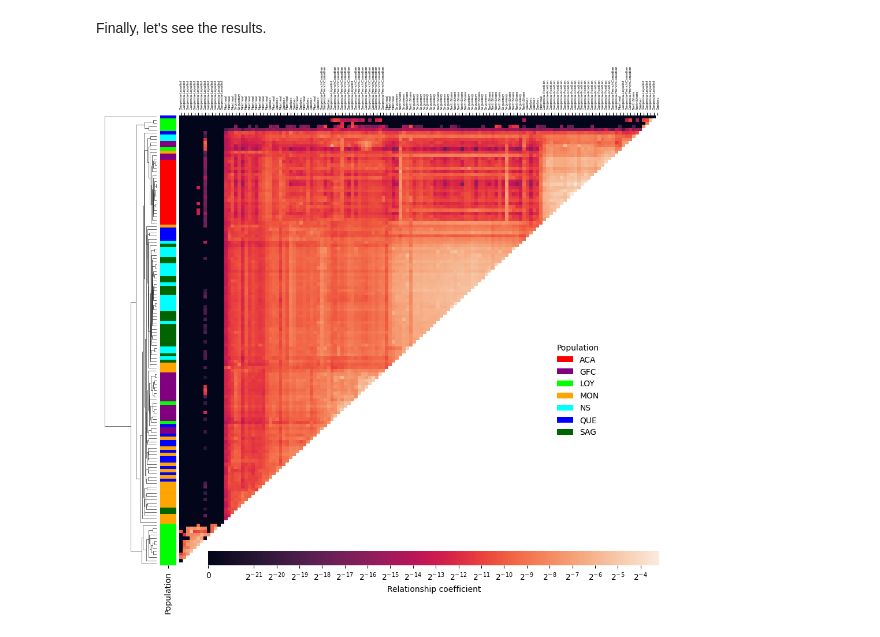
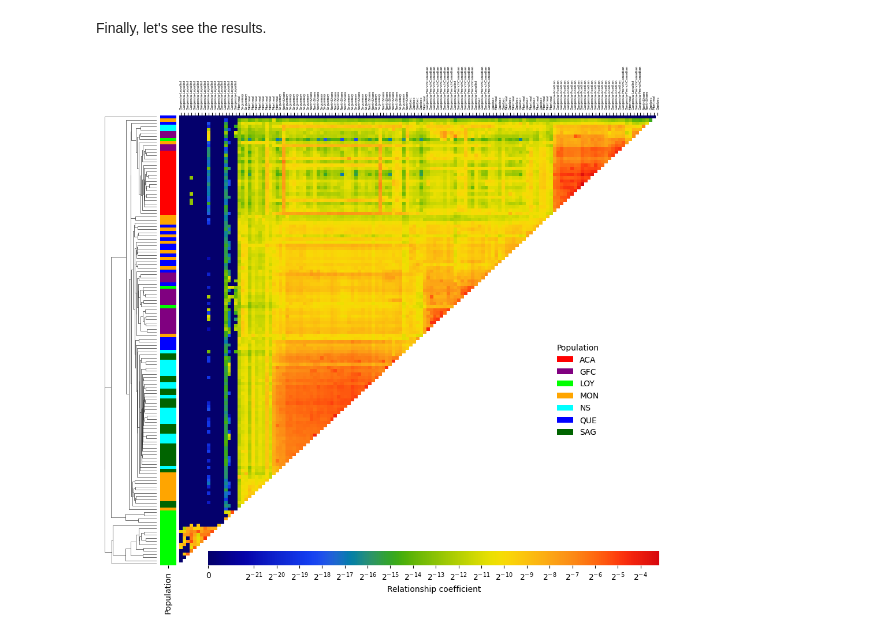
Before and after one commit to Genopop/geneakit, a Jupyter notebook: examples/relationship_clustermap.ipynb, the cells around one changed output. Cells and saved outputs as stored; diff of their text form; code cells hidden in the pictures.

```diff
--- a/examples/relationship_clustermap.ipynb
+++ b/examples/relationship_clustermap.ipynb
@@ -160,0 +172,6 @@ colors
+# %%
+dist = relations.copy()
+max_meioses = -np.log2(dist[dist != 0].min().min())
+dist[dist == 0] = 2**-(max_meioses + 1)
+dist = -np.log2(dist) / (max_meioses + 1)
+dist
@@ -163,7 +194,7 @@ The following mask will remove the values of the lower triangle, including the d
 # %%
 n = relations.shape[0]
 mask = np.zeros((n, n), dtype=bool)
-Z = hierarchy.linkage(squareform(1 - relations), method='average', optimal_ordering=True)
+Z = hierarchy.linkage(squareform(dist), method='average', optimal_ordering=True)
 ordering = hierarchy.leaves_list(Z)
 for i in range(n):
     for j in range(n):
@@ -209,7 +214,7 @@ Finally, let's see the results.
 # %%
 cm = sns.clustermap(relations,
                     mask=mask,
-                    cmap='rocket',
+                    cmap='cet_rainbow4',
                     row_colors=colors,
                     xticklabels=pops,
                     yticklabels=False,
@@ -218,37 +223,37 @@ cm = sns.clustermap(relations,
                     dendrogram_ratio=(.1, 0),
                     figsize=(10, 10),
                     norm=SymLogNorm(linthresh=min_relation, base=2),
-                    row_linkage=Z2,
-                    col_linkage=Z2)
+                    row_linkage=Z,
+                    col_linkage=Z)
 
 # Invert the x-axis
 cm.ax_heatmap.invert_xaxis()
 
 # Colorbar
 cm.ax_cbar.yaxis.set_ticks_position('left')
 cm.ax_cbar.yaxis.set_label_position('left')
 x0, y0, w0, h0 = cm.cbar_pos
 x1, y1, w1, h1 = cm.ax_heatmap.get_position().bounds
 cm.ax_cbar.set_position([x1 + w0, y1, w1 - w0, w0 / 2])
 
 # Add a label to the row colors
 cm.ax_row_colors.set_xticks([0.5])
 cm.ax_row_colors.set_xticklabels(['Population'], rotation=90)
 
 # Move the xticklabels to the top
 cm.ax_heatmap.xaxis.set_ticks_position('top')
 cm.ax_heatmap.xaxis.set_label_position('top')
 cm.ax_heatmap.xaxis.set_tick_params(rotation=90, labelsize=720*w1/relations.shape[0])
 
 # Create a list of legend elements
 legend_elements = [Patch(facecolor=color, label=pop) for pop, color in pop_to_color.items()]
 
 # Add the legend to the plot
 cm.ax_heatmap.legend(handles=legend_elements,
                      title='Population',
                      bbox_to_anchor=(w1, h1 / 2),
                      loc='center',
                      frameon=False)
 plt.show()
 # %% [output]
-[figure, old version]
+[figure, new version]
```
Also changed, not shown: parts of 7 cells of this notebook.
